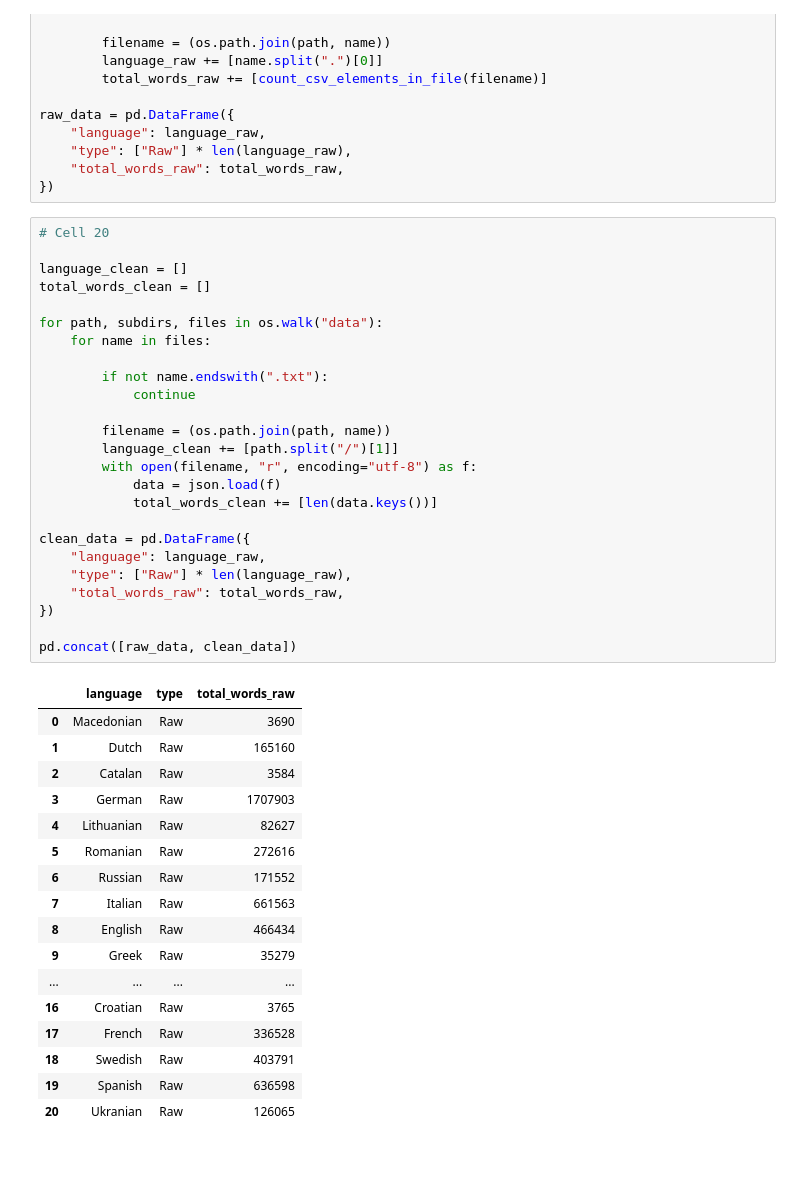
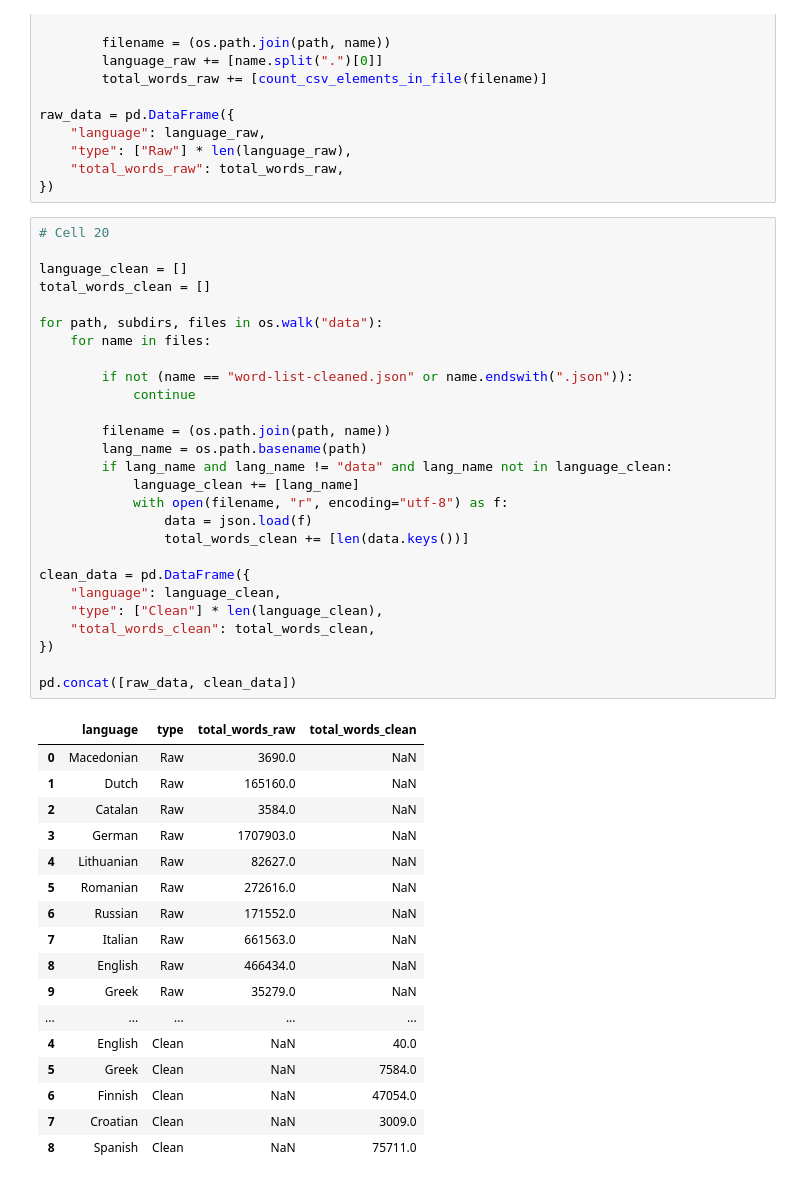
Before and after one commit to fshtank/language-learning-agent, a Jupyter notebook: clean-word-lists.ipynb, the cells around one changed output. Drawn from its saved outputs; the diff is of its cells as text.

```diff
--- a/clean-word-lists.ipynb
+++ b/clean-word-lists.ipynb
@@ -290,43 +299,45 @@ raw_data = pd.DataFrame({
 # %%
 # Cell 20
 
 language_clean = []
 total_words_clean = []
 
 for path, subdirs, files in os.walk("data"):
     for name in files:
 
-        if not name.endswith(".txt"):
+        if not (name == "word-list-cleaned.json" or name.endswith(".json")):
             continue
 
         filename = (os.path.join(path, name))
-        language_clean += [path.split("/")[1]]
-        with open(filename, "r", encoding="utf-8") as f:
-            data = json.load(f)
-            total_words_clean += [len(data.keys())]
+        lang_name = os.path.basename(path)
+        if lang_name and lang_name != "data" and lang_name not in language_clean:
+            language_clean += [lang_name]
+            with open(filename, "r", encoding="utf-8") as f:
+                data = json.load(f)
+                total_words_clean += [len(data.keys())]
 
 clean_data = pd.DataFrame({
-    "language": language_raw,
-    "type": ["Raw"] * len(language_raw),
-    "total_words_raw": total_words_raw,
+    "language": language_clean,
+    "type": ["Clean"] * len(language_clean),
+    "total_words_clean": total_words_clean,
 })
 
 pd.concat([raw_data, clean_data])
 # %% [output]
-|  | language | type | total_words_raw |
-| 0 | Macedonian | Raw | 3690 |
-| 1 | Dutch | Raw | 165160 |
-| 2 | Catalan | Raw | 3584 |
-| 3 | German | Raw | 1707903 |
-| 4 | Lithuanian | Raw | 82627 |
-| 5 | Romanian | Raw | 272616 |
-| 6 | Russian | Raw | 171552 |
-| 7 | Italian | Raw | 661563 |
-| 8 | English | Raw | 466434 |
-| 9 | Greek | Raw | 35279 |
-| ... | ... | ... | ... |
-| 16 | Croatian | Raw | 3765 |
-| 17 | French | Raw | 336528 |
-| 18 | Swedish | Raw | 403791 |
-| 19 | Spanish | Raw | 636598 |
-| 20 | Ukranian | Raw | 126065 |
+|  | language | type | total_words_raw | total_words_clean |
+| 0 | Macedonian | Raw | 3690.0 | NaN |
+| 1 | Dutch | Raw | 165160.0 | NaN |
+| 2 | Catalan | Raw | 3584.0 | NaN |
+| 3 | German | Raw | 1707903.0 | NaN |
+| 4 | Lithuanian | Raw | 82627.0 | NaN |
+| 5 | Romanian | Raw | 272616.0 | NaN |
+| 6 | Russian | Raw | 171552.0 | NaN |
+| 7 | Italian | Raw | 661563.0 | NaN |
+| 8 | English | Raw | 466434.0 | NaN |
+| 9 | Greek | Raw | 35279.0 | NaN |
+| ... | ... | ... | ... | ... |
+| 4 | English | Clean | NaN | 40.0 |
+| 5 | Greek | Clean | NaN | 7584.0 |
+| 6 | Finnish | Clean | NaN | 47054.0 |
+| 7 | Croatian | Clean | NaN | 3009.0 |
+| 8 | Spanish | Clean | NaN | 75711.0 |
```
Also changed, not shown: parts of 5 cells of this notebook, 2 other files.
